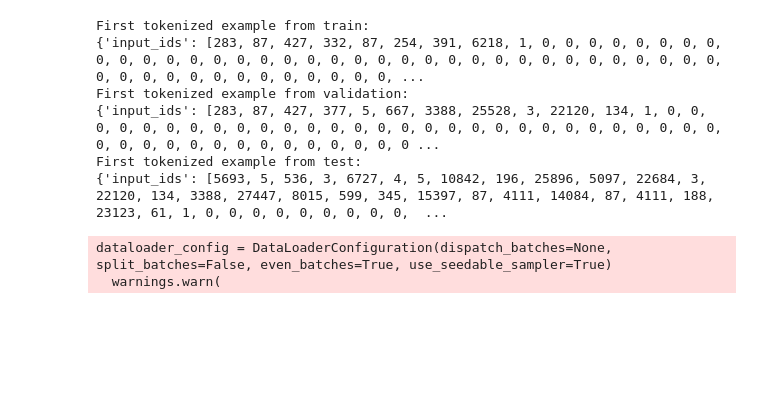
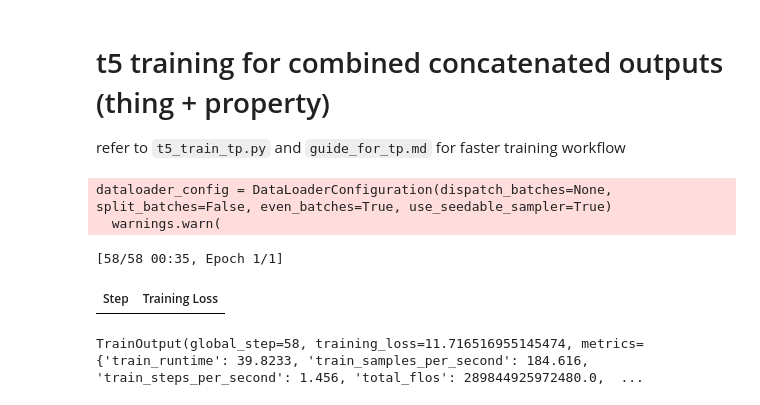
Before and after one commit to hhs0625/hipom_ai, a Jupyter notebook: data_model_mapping/translation/t5_train_tp.ipynb, the cells around one changed output. Drawn from its saved outputs; the diff is of its cells as text; code cells hidden in the pictures; blank space fills up the shorter version.

```diff
--- a/data_model_mapping/translation/t5_train_tp.ipynb
+++ b/data_model_mapping/translation/t5_train_tp.ipynb
@@ -29,36 +1,40 @@ Number of test examples: 948
+# %% [markdown]
+# t5 training for combined concatenated outputs (thing + property)
+
+refer to `t5_train_tp.py` and `guide_for_tp.md` for faster training workflow
+# %%
+# import data and load dataset
+from datasets import load_from_disk
+# Path to saved combined_dataset
+file_path = 'combined_data'
+split_datasets = load_from_disk(file_path)
 # %%
 # prepare tokenizer
+from transformers import AutoTokenizer
 tokenizer = AutoTokenizer.from_pretrained("t5-base")
-added_toks = {'sep_token': "<SEP>"}
-tokenizer.add_special_tokens(added_toks)
-max_length = 256
+# Define additional special tokens
+additional_special_tokens = ["<THING_START>", "<THING_END>", "<PROPERTY_START>", "<PROPERTY_END>"]
+# Add the additional special tokens to the tokenizer
+tokenizer.add_special_tokens({"additional_special_tokens": additional_special_tokens})
 
-# preprocess function tokenizes the input and target fields
+max_length = 64
+
 def preprocess_function(examples):
-    inputs = [ex['tag_description'] for ex in examples['translation']]
-    targets = [ex['thing_property'] for ex in examples['translation']]
-    model_inputs = tokenizer(inputs, max_length=max_length, truncation=True, padding="max_length")
-    model_inputs['labels'] = tokenizer(targets, max_length=max_length, truncation=True, padding="max_length").input_ids
+    inputs = [ex["tag_description"] for ex in examples['translation']]
+    targets = [ex["thing_property"] for ex in examples['translation']]
+    # text_target sets the corresponding label to inputs
+    # there is no need to create a separate 'labels'
+    model_inputs = tokenizer(
+        inputs, text_target=targets, max_length=max_length, truncation=True
+    )
     return model_inputs
 
-# Apply tokenization and preprocessing to all splits of the dataset
-tokenized_datasets = {split: split_datasets[split].map(
+# map method maps preprocess_function to [train, valid, test] datasets of the datasetDict
+tokenized_datasets = split_datasets.map(
     preprocess_function,
     batched=True,
-    remove_columns=split_datasets[split].column_names
-) for split in split_datasets}
-
-# Access and print the first tokenized example from each dataset to verify
-for split in tokenized_datasets:
-    print(f"First tokenized example from {split}:")
-    print(tokenized_datasets[split][0])
+    remove_columns=split_datasets["train"].column_names,
+)
-# %% [output]
-First tokenized example from train:
-{'input_ids': [283, 87, 427, 332, 87, 254, 391, 6218, 1, 0, 0, 0, 0, 0, 0, 0, 0, 0, 0, 0, 0, 0, 0, 0, 0, 0, 0, 0, 0, 0, 0, 0, 0, 0, 0, 0, 0, 0, 0, 0, 0, 0, 0, 0, 0, 0, 0, 0, 0, 0, 0, 0, 0, 0, 0, 0, 0, ...
-First tokenized example from validation:
-{'input_ids': [283, 87, 427, 377, 5, 667, 3388, 25528, 3, 22120, 134, 1, 0, 0, 0, 0, 0, 0, 0, 0, 0, 0, 0, 0, 0, 0, 0, 0, 0, 0, 0, 0, 0, 0, 0, 0, 0, 0, 0, 0, 0, 0, 0, 0, 0, 0, 0, 0, 0, 0, 0, 0, 0, 0, 0 ...
-First tokenized example from test:
-{'input_ids': [5693, 5, 536, 3, 6727, 4, 5, 10842, 196, 25896, 5097, 22684, 3, 22120, 134, 3388, 27447, 8015, 599, 345, 15397, 87, 4111, 14084, 87, 4111, 188, 23123, 61, 1, 0, 0, 0, 0, 0, 0, 0, 0, 0,  ...
 # %%
 
 # we use the pre-trained t5-base model
@@ -102,36 +78,41 @@ import os
 os.environ['NCCL_P2P_DISABLE'] = '1'
 os.environ['NCCL_IB_DISABLE'] = '1'
 
 args = Seq2SeqTrainingArguments(
-    f"tag_description_to_thing",
+    f"train_tp_checkpoint_1",
     evaluation_strategy="no",
-    logging_dir="tensorboard-log",
-    logging_strategy="epoch",
+    # logging_dir="tensorboard-log",
+    # logging_strategy="epoch",
     save_strategy="epoch",
     learning_rate=2e-5,
     per_device_train_batch_size=32,
     per_device_eval_batch_size=64,
+    auto_find_batch_size=True,
+    ddp_find_unused_parameters=False,
     weight_decay=0.01,
-    save_total_limit=1, # sets number of checkpoints to save
-    num_train_epochs=40, # number of epochs to train
+    save_total_limit=1,
+    num_train_epochs=1,
     predict_with_generate=True,
-    bf16=True, # disable if gpu doesn't support bfloat16
+    bf16=True,
     push_to_hub=False,
 )
 
 from transformers import Seq2SeqTrainer
 
 trainer = Seq2SeqTrainer(
     model,
     args,
     train_dataset=tokenized_datasets["train"],
     eval_dataset=tokenized_datasets["validation"],
     data_collator=data_collator,
     tokenizer=tokenizer,
     compute_metrics=compute_metrics,
 )
 
 trainer.train()
 # %% [output]
 dataloader_config = DataLoaderConfiguration(dispatch_batches=None, split_batches=False, even_batches=True, use_seedable_sampler=True)
   warnings.warn(
+[58/58 00:35, Epoch 1/1]
+| Step | Training Loss |
+TrainOutput(global_step=58, training_loss=11.716516955145474, metrics={'train_runtime': 39.8233, 'train_samples_per_second': 184.616, 'train_steps_per_second': 1.456, 'total_flos': 289844925972480.0,  ...
```
Also changed, not shown: parts of 1 cell of this notebook, 4 other files.
